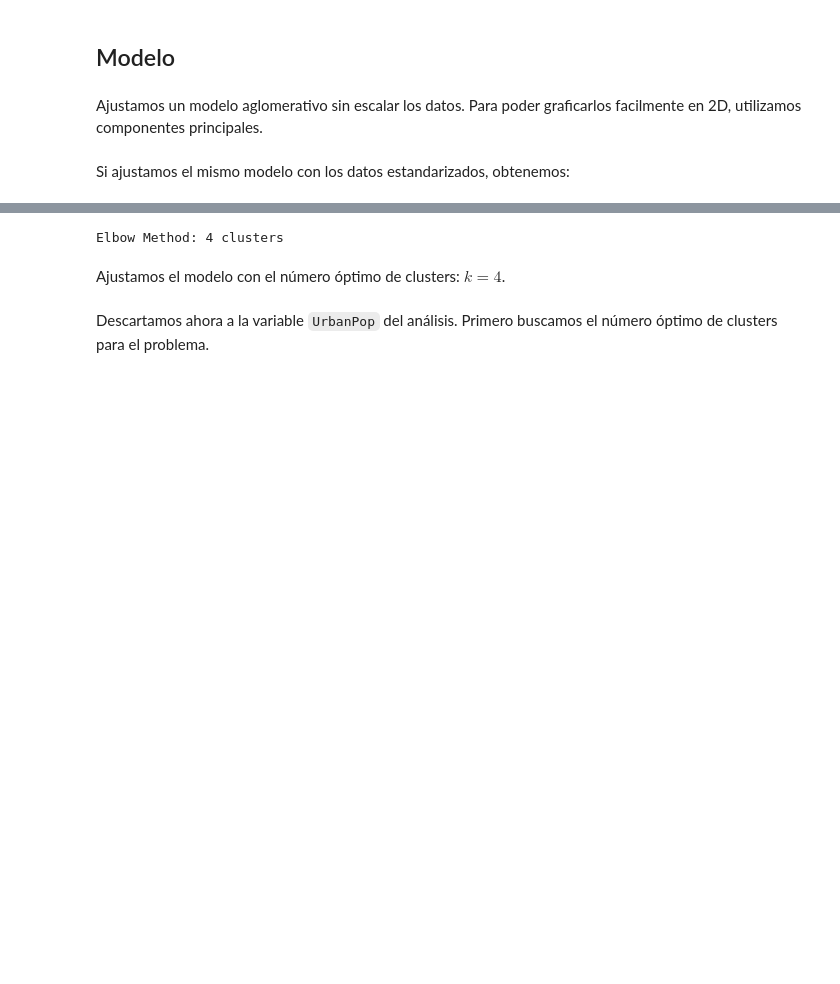
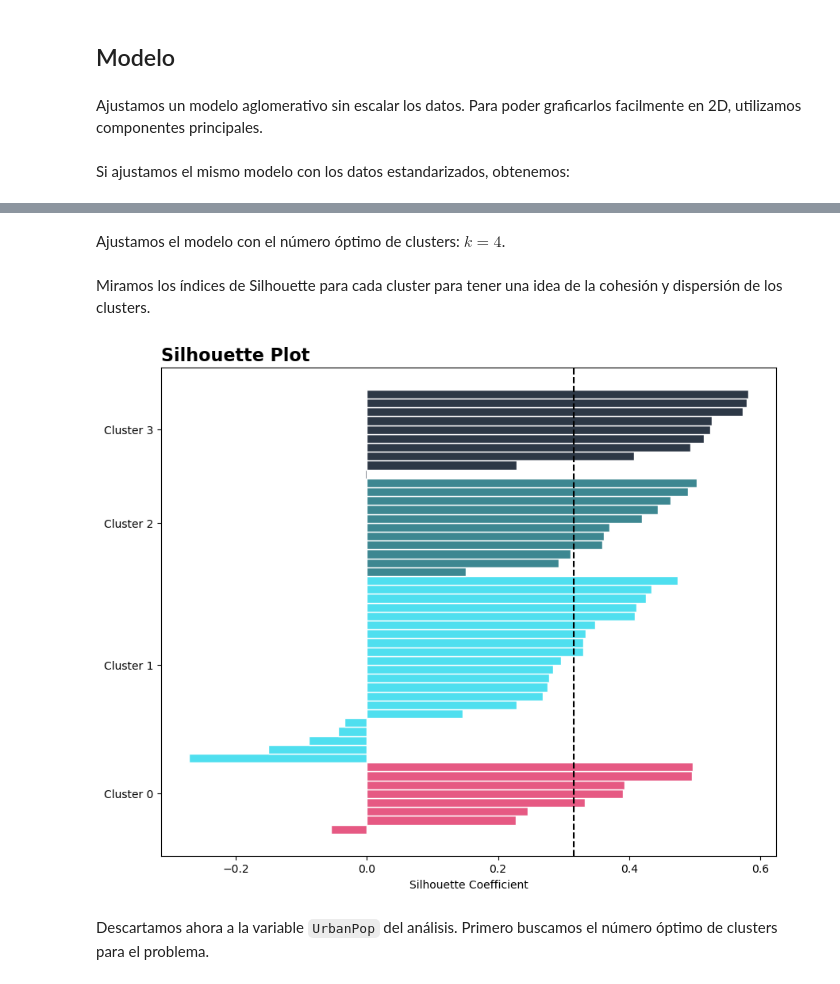
Before and after one commit to nicokossacoff/data-science-library, a Jupyter notebook: Notebooks/Unsupervised Learning/Hierarchy.ipynb, the cells around one changed output, grey strips where cells are left out. Cells and saved outputs as stored; diff of their text form; code cells hidden in the pictures; blank space fills up the shorter version.

```diff
--- a/Notebooks/Unsupervised Learning/Hierarchy.ipynb
+++ b/Notebooks/Unsupervised Learning/Hierarchy.ipynb
@@ -186,11 +182,7 @@ Optimal K: 4
-# %%
-print(f'Elbow Method: {optimal_k} clusters')
-# %% [output]
-Elbow Method: 4 clusters
 # %% [markdown]
 Ajustamos el modelo con el número óptimo de clusters: $k=4$.
 # %%
-tree = AgglomerativeClustering(n_clusters=optimal_k, linkage='complete')
+tree = AgglomerativeClustering(n_clusters=4, linkage='complete')
 y = tree.fit_predict(df_scaled)
 # %%
 figure = px.scatter(
@@ -211,6 +203,31 @@ figure.update_layout(
     xaxis=dict(showgrid=True, gridcolor='LightGray', showline=True, linecolor='Black', zeroline=True, zerolinecolor='LightGray'),
 )
 figure.show()
+# %% [markdown]
+Miramos los índices de Silhouette para cada cluster para tener una idea de la cohesión y dispersión de los clusters.
+# %%
+silhouette_values = silhouette_samples(df_scaled, y)
+
+n_clusters = len(np.unique(y))
+y_lower, y_upper = 0, 0
+yticks = []
+colors = ['#E65983', '#4FDFEF', '#3D8791', '#2D3846']
+
+fig, ax = plt.subplots(figsize=(10, 8))
+for i in np.arange(n_clusters):
+    cluster_silhouette_vals = silhouette_values[y == i]
+    cluster_silhouette_vals.sort()
+    y_upper += len(cluster_silhouette_vals)
+    ax.barh(np.arange(y_lower, y_upper), cluster_silhouette_vals, edgecolor='white', height=1, color=colors[i])
+    yticks.append((y_lower + y_upper) / 2)
+    y_lower += len(cluster_silhouette_vals)
+
+ax.axvline(x=np.mean(silhouette_values), color="black", linestyle="--")
+ax.set_yticks(yticks, [f'Cluster {i}' for i in np.arange(n_clusters)])
+ax.set_xlabel('Silhouette Coefficient')
+ax.set_title('Silhouette Plot', loc='left', fontdict={'fontsize': 16, 'fontweight': 'bold'})
+# %% [output]
+[figure, added]
 # %% [markdown]
 Descartamos ahora a la variable `UrbanPop` del análisis. Primero buscamos el número óptimo de clusters para el problema.
 # %%
```
Also changed, not shown: parts of 9 cells of this notebook.
